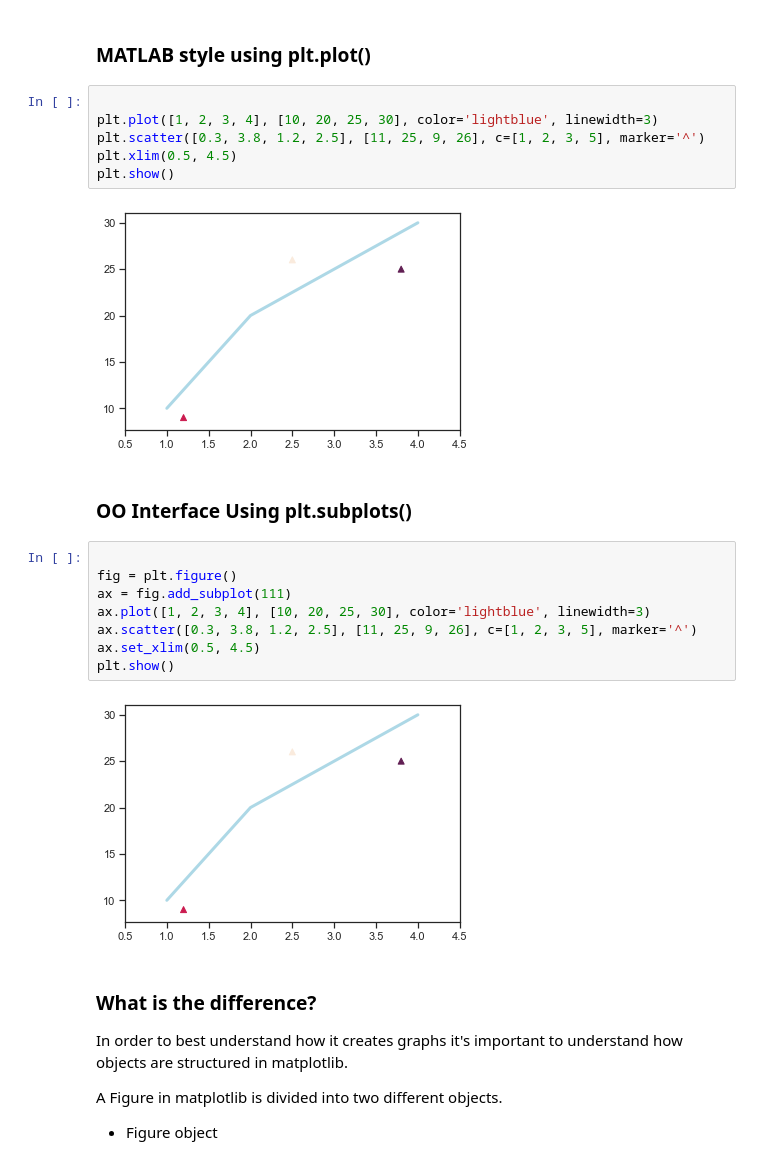
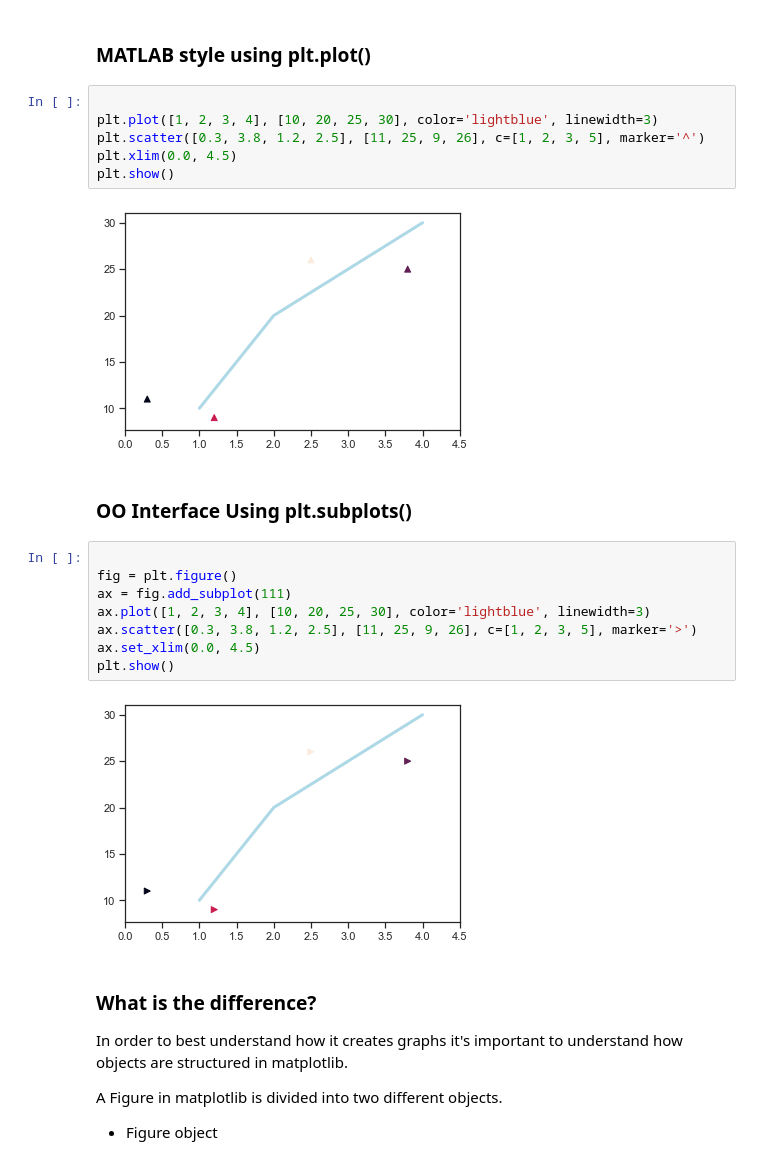
Before and after one commit to trevohearn/nyc-mhtn-ds-010620-lectures, a Jupyter notebook: week_2/day_1_mpl_1/Data_Visualizations_Matplotlib.ipynb, the cells around one changed output. Drawn from its saved outputs; the diff is of its cells as text.

```diff
--- a/week_2/day_1_mpl_1/Data_Visualizations_Matplotlib.ipynb
+++ b/week_2/day_1_mpl_1/Data_Visualizations_Matplotlib.ipynb
@@ -72,11 +85,11 @@ matplotlib provide two interfaces for plotting
 # %%
 
 plt.plot([1, 2, 3, 4], [10, 20, 25, 30], color='lightblue', linewidth=3)
 plt.scatter([0.3, 3.8, 1.2, 2.5], [11, 25, 9, 26], c=[1, 2, 3, 5], marker='^')
-plt.xlim(0.5, 4.5)
+plt.xlim(0.0, 4.5)
 plt.show()
 # %% [output]
-[figure, old version]
+[figure, new version]
 # %% [markdown]
 ### OO Interface Using plt.subplots()
 # %%
@@ -84,11 +97,11 @@ plt.show()
 fig = plt.figure()
 ax = fig.add_subplot(111)
 ax.plot([1, 2, 3, 4], [10, 20, 25, 30], color='lightblue', linewidth=3)
-ax.scatter([0.3, 3.8, 1.2, 2.5], [11, 25, 9, 26], c=[1, 2, 3, 5], marker='^')
-ax.set_xlim(0.5, 4.5)
+ax.scatter([0.3, 3.8, 1.2, 2.5], [11, 25, 9, 26], c=[1, 2, 3, 5], marker='>')
+ax.set_xlim(0.0, 4.5)
 plt.show()
 # %% [output]
-[figure, old version]
+[figure, new version]
 # %% [markdown]
 ### What is the difference?
 
```
Also changed, not shown: parts of 19 cells of this notebook, 2 other files.
